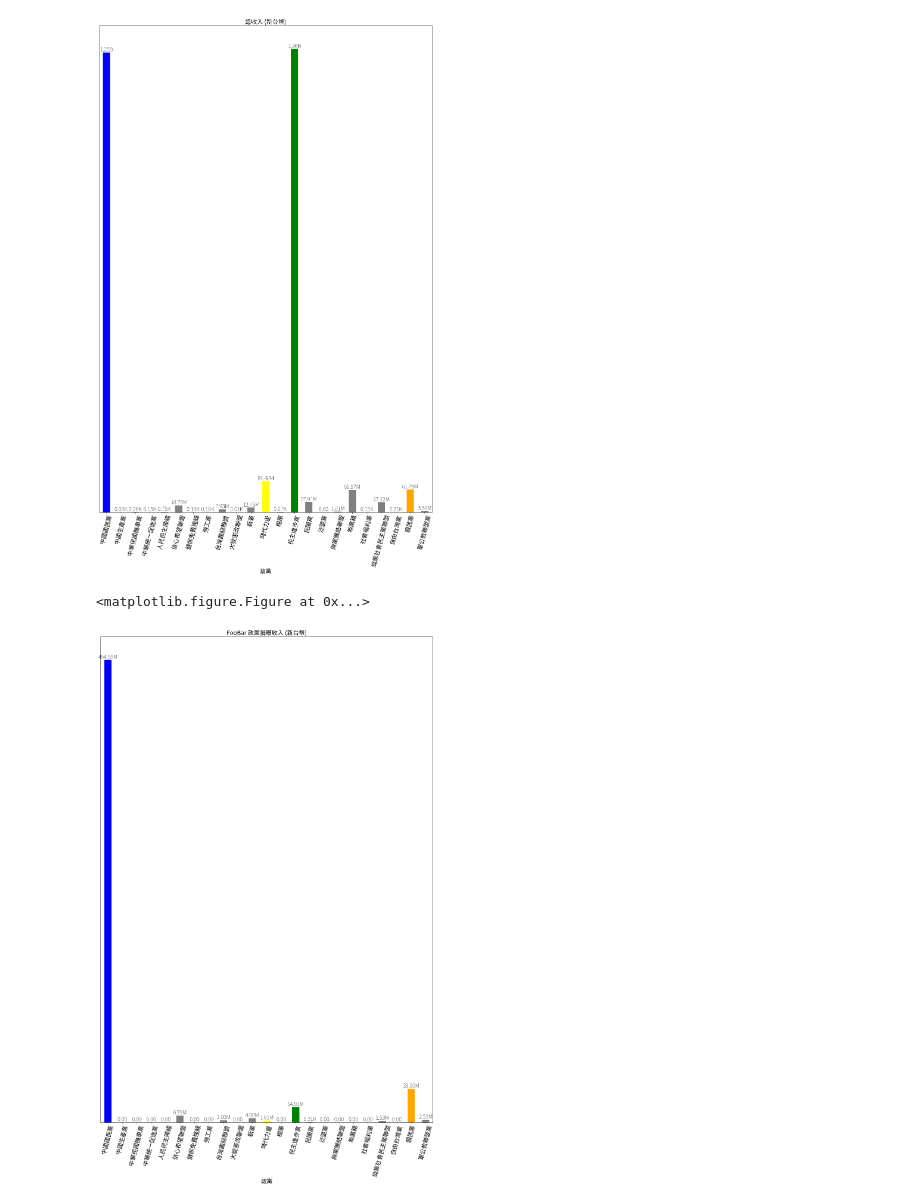
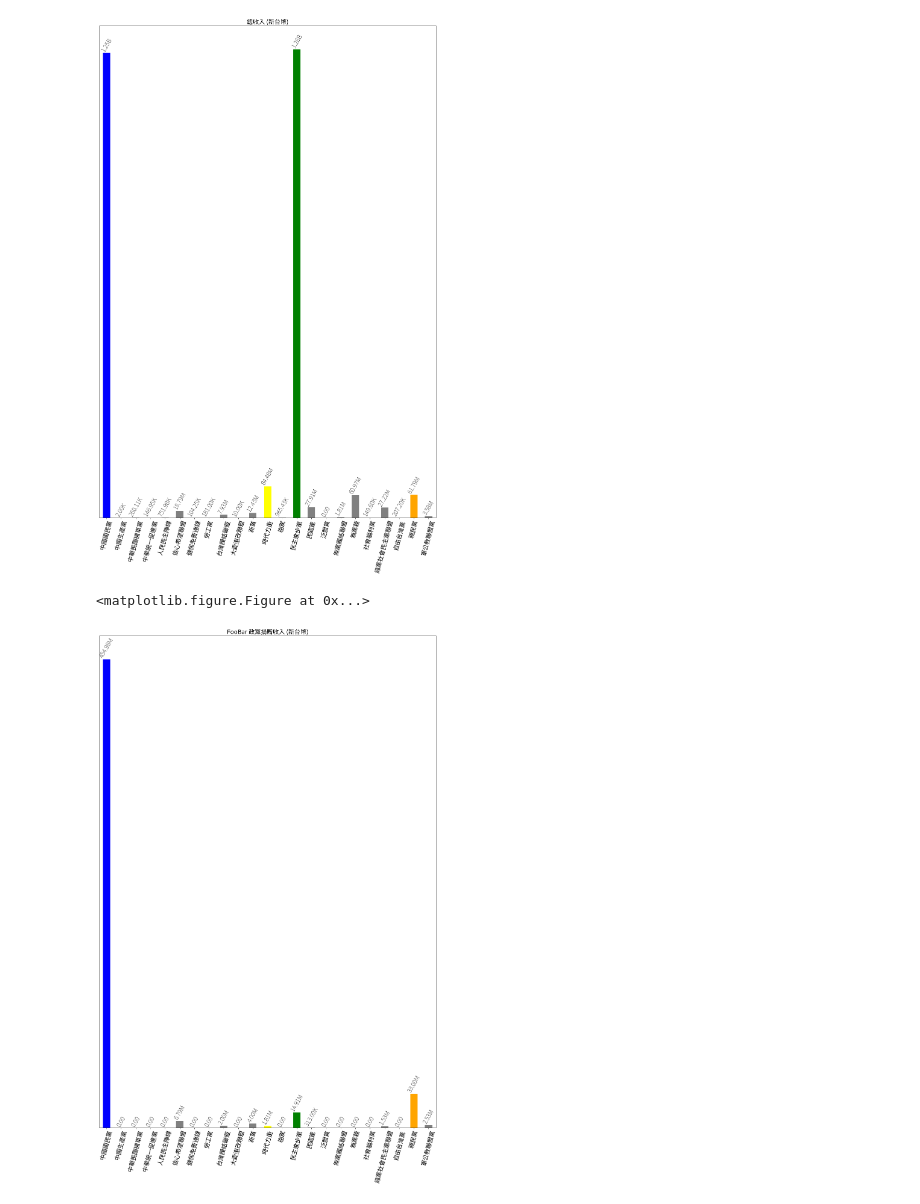
Before and after one commit to Jim-Lin/politicalcontribution, a Jupyter notebook: visualizations/A05_basic_all/notebook.ipynb, the cells around one changed output. Cells and saved outputs as stored; diff of their text form; code cells hidden in the pictures.

```diff
--- a/visualizations/A05_basic_all/notebook.ipynb
+++ b/visualizations/A05_basic_all/notebook.ipynb
@@ -3,7 +3,7 @@ import pandas as pd
 from matplotlib import font_manager, pyplot as plt
 
 font = font_manager.FontProperties(fname="./NotoSansTC-Regular.otf", size=20)
-fontThin = font_manager.FontProperties(fname="./NotoSansTC-Thin.otf", size=18)
+fontThin = font_manager.FontProperties(fname="./NotoSansTC-Thin.otf", size=20)
 plt.rcParams['figure.figsize'] = (20, 30)
 
 def fmt(val):
@@ -12,7 +12,7 @@ def fmt(val):
     elif val > 1000000:
         return '%1.2fM' % (val*1e-6)
     elif val > 1000:
-        return '%1.2fK' % (val*1e-6)
+        return '%1.2fK' % (val*1e-3)
     else:
         return '%1.2f' % (val*1e-0)
 
@@ -25,7 +25,7 @@ def bar_color(df):
 
 def df_plot(y):
     ax = total.plot(total.columns[0], y, kind='bar', rot=75, color=total['color'])
-    ax.set_xlabel("政黨", fontproperties=font)
+    ax.set_xlabel('', visible=False)
     ax.get_yaxis().set_visible(False)
     ax.legend().set_visible(False)
 
@@ -34,37 +34,37 @@ def df_plot(y):
 def df_text(ax, labels):
     for rect, label in zip(ax.patches, labels):
         height = rect.get_height()
-        ax.text(rect.get_x() + rect.get_width() / 2, height + 5, label, ha='center', va='bottom', fontproperties=fontThin)
+        ax.text(rect.get_x() + rect.get_width() / 2, height + 5, label, ha='center', va='bottom', rotation=60, fontproperties=fontThin)
 
     for xticklabel in ax.get_xticklabels():
         xticklabel.set_fontproperties(font)
 
 df = pd.read_csv('./A05_basic_all.csv')
 df['政黨捐贈收入'] = df['政黨捐贈收入'].str.replace(',', '').astype('int64')
 by_party = df.groupby('推薦政黨', as_index=False)
 
 aggregator = {'總收入': 'sum', '政黨捐贈收入': 'sum'}
 total = by_party[['總收入', '政黨捐贈收入']].agg(aggregator)
 
 bar_color(total)
 ax = df_plot(total.columns[1])
 labels = [fmt(i) for i in total['總收入']]
 df_text(ax, labels)
 ax.set_title("總收入 (新台幣)", fontproperties=font)
 
 plt.show()
 
 # foo_bar KMT #
 
 plt.clf()
 
 ax = df_plot(total.columns[2])
 labels = [fmt(i) for i in total['政黨捐贈收入']]
 df_text(ax, labels)
 ax.set_title("FooBar 政黨捐贈收入 (新台幣)", fontproperties=font)
 
 plt.show()
 # %% [output]
-[figure, old version]
+[figure, new version]
 <matplotlib.figure.Figure at 0x...>
-[figure, old version]
+[figure, new version]
```
